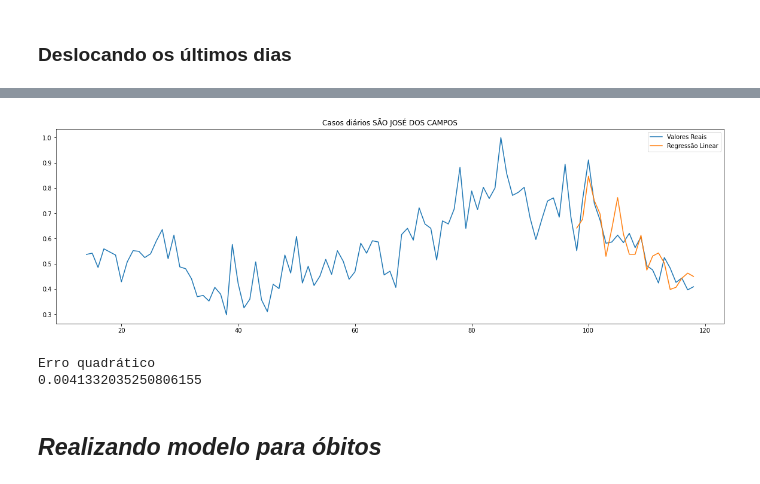
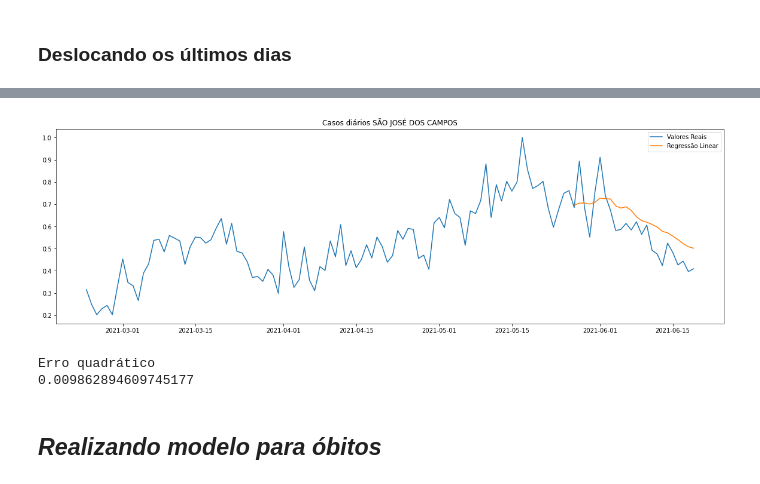
Before and after one commit to CamiloMaiaPires/ProjetoFinal_IA, a Jupyter notebook: Analise_modelos/SVR.ipynb, the cells around one changed output, grey strips where cells are left out. Cells and saved outputs as stored; diff of their text form; code cells hidden in the pictures.

```diff
--- a/Analise_modelos/SVR.ipynb
+++ b/Analise_modelos/SVR.ipynb
@@ -234,54 +230,51 @@ for dias in range(0, 15):
 # %%
-input_dim = menor3
+df = pd.read_csv('../normalizados/dados/'+cidade+'.csv')
 tam = 30
+df = df.set_index(['data'])
+df.index = pd.to_datetime(df.index)
+df = df.drop(columns=['Município', 'Código IBGE', 'Populacao'])
+df = generate_time_lags(df, 1)
 
-dataframe = pd.read_csv('../normalizados/dados/'+cidade+'.csv')
-df_generated = generate_time_lags(dataframe, input_dim)
-df_generated
+val = df[df.shape[0]-tam-1:]
 
-val = df_generated[df_generated.shape[0]-tam-1:]
-df_generated = df_generated[:-tam]
+df = df[:-tam]
+
 test_ratio = 0.2
 
-lista = ['media_movel_casos']
-for k in range(1, input_dim+1):
-    lista.append(f"lag{k}")
-
-X = df_generated[lista]
+X = df[['lag1','media_movel_casos', 'Total 1ª Dose', 'Total 2ª Dose', 'Total Doses Aplicadas', 'População Vacinada dose1/População Total', 'População Vacinada/População Total']]
 y = pd.DataFrame(data=[])
-y['diagnostico_covid19'] = df_generated['diagnostico_covid19']
+y['diagnostico_covid19'] = df['diagnostico_covid19']
 
 val_ratio = test_ratio / (1 - test_ratio)
+
 X_train, X_test, y_train, y_test = train_test_split(X, y, test_size=test_ratio, shuffle=False)
+ysvr = np.array(y_train).ravel()
+svr = SVR(gamma= clf_r['gamma'], kernel= clf_r['kernel'], tol= clf_r['tol'])
 
-linear = LinearRegression()
-linear.fit(X_train, y_train)
+svr.fit(X_train, ysvr)
 
-y_pred = linear.predict(X_test)
+y_pred = svr.predict(X_test)
+y_pred = y_pred.tolist()
 
-pred2 = []
 
-for i in y_pred:
-    pred2.append(i[0])
-
-y_test.insert(1, 'pred', pred2, True)
+y_test.insert(1, 'pred', y_pred, True)
 
 #print(y_test)
 
 plt.figure(figsize=(20, 6))
 plt.plot(y,label='Valores Reais')
 plt.plot(y_test['pred'], label='Regressão Linear')
-#plt.plot(dataframe['media_movel_casos'], label='Regressão Linear')
 plt.legend()
 plt.title("Casos diários " + nome)
 plt.show()
 
 print("Erro quadrático")
+
 print(mean_squared_error(y_test['diagnostico_covid19'], y_test['pred']))
 # %% [output]
-[figure, old version]
+[figure, new version]
 Erro quadrático
-0.0041332035250806155
+0.009862894609745177
 # %% [markdown]
 ## *Realizando modelo para óbitos*
 # %%
```
Also changed, not shown: parts of 11 cells of this notebook.
